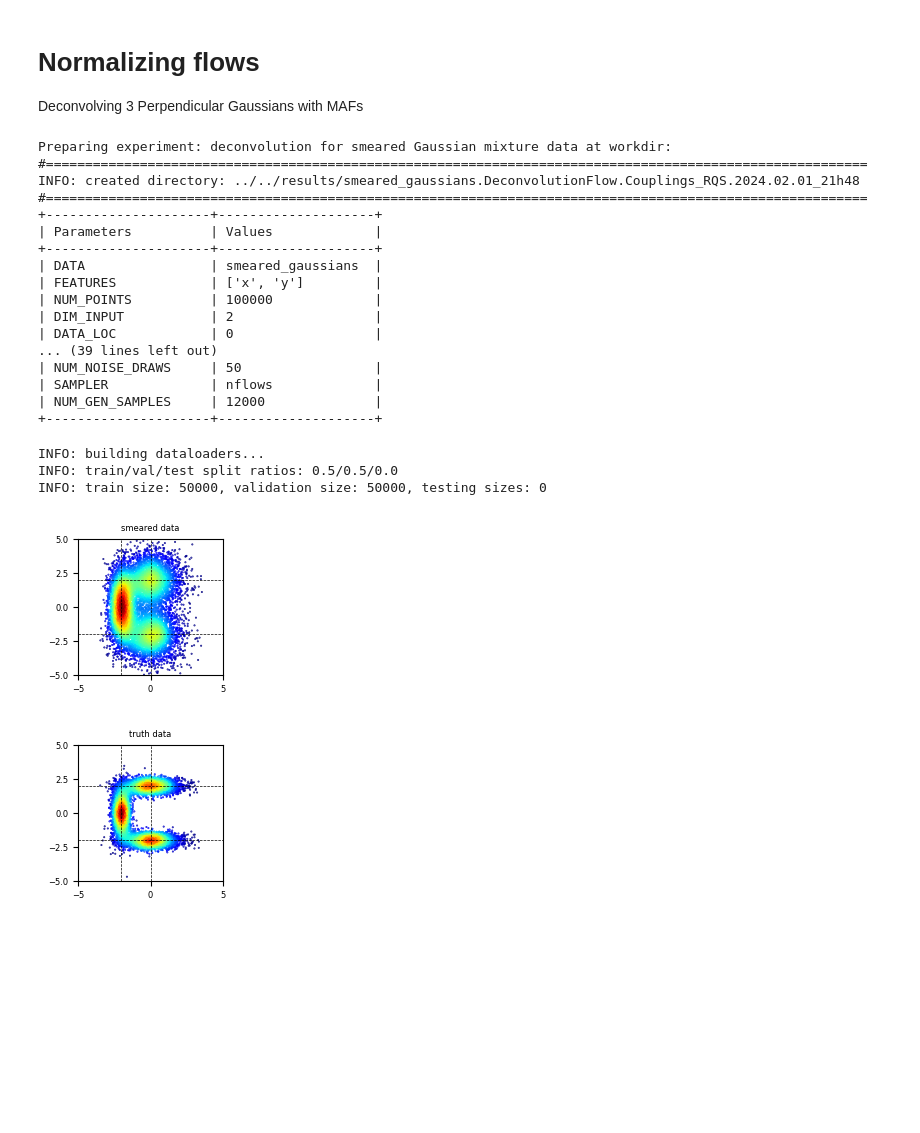
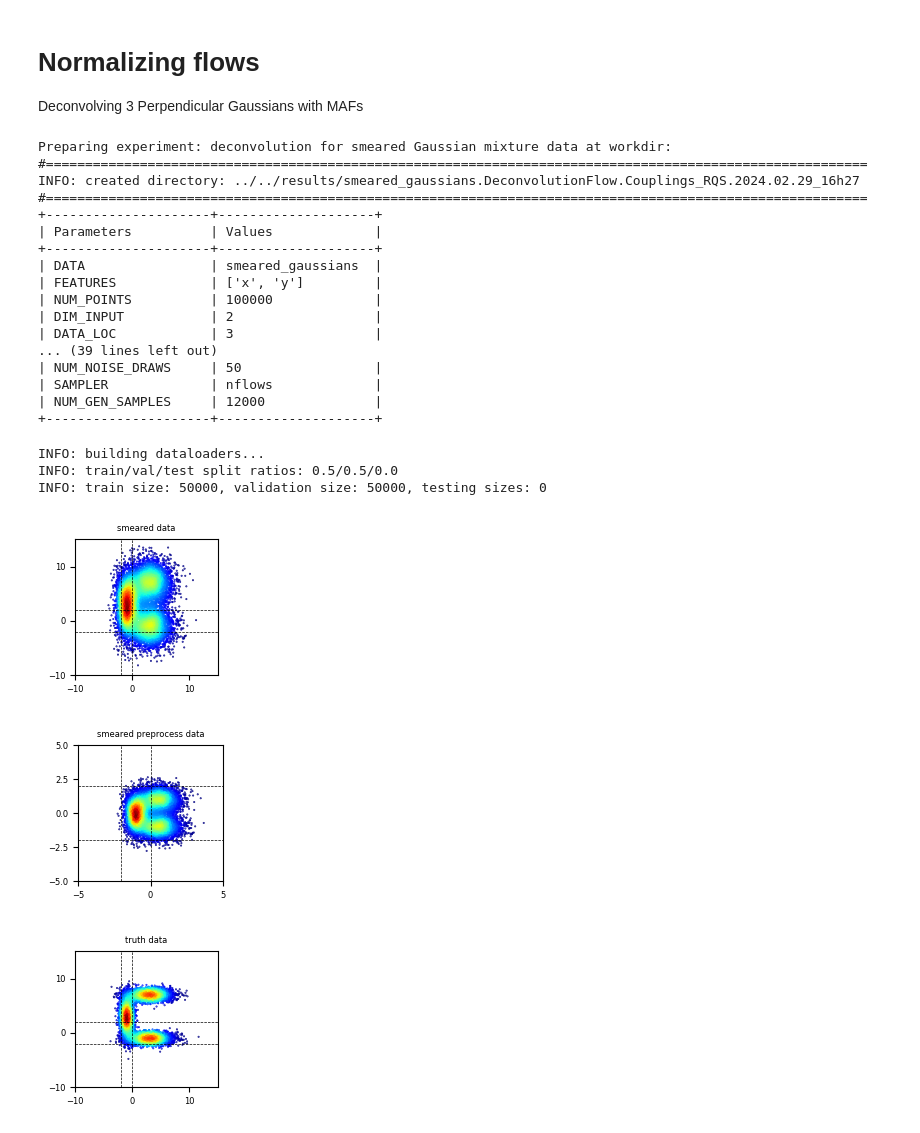
Before and after one commit to dfaroughy/Deconvolution, a Jupyter notebook: experiments/Toys/gaussians.ipynb, the cells around one changed output. Saved outputs shown, nothing was run; the diff lists cells and outputs as text; code cells hidden in the pictures; blank space fills up the shorter version.

```diff
--- a/experiments/Toys/gaussians.ipynb
+++ b/experiments/Toys/gaussians.ipynb
@@ -8,12 +8,12 @@ from deconvolution.configs.toys_configs import Deconvolve_Toys_Couplings_RQS_Nor
 configs = Configs(DATA = 'smeared_gaussians',
                   NUM_POINTS = 100000,
                   DATA_SPLIT_FRACS = [0.5, 0.5, 0.0],
-                  DATA_LOC = 0,
-                  DATA_SCALE = 1,
-                  PREPROCESS = None,
-                  NOISE_COV = [[0.1, 0],[0, 1]],
+                  DATA_LOC = 3,
+                  DATA_SCALE = 2,
+                  PREPROCESS = ['standardize'],
+                  NOISE_COV = [[.4, 0],[0, 4]],
                   BATCH_SIZE = 512,
-                  EPOCHS = 20,
+                  EPOCHS = 30,
                   EARLY_STOPPING = 20,
                   MIN_EPOCHS = 50,
                   NUM_GEN_SAMPLES = 12000,
@@ -39,7 +39,7 @@ configs.set_workdir(path='../../results', save_config=True)
 # %% [output]
 Preparing experiment: deconvolution for smeared Gaussian mixture data at workdir:
 #=========================================================================================================
-INFO: created directory: ../../results/smeared_gaussians.DeconvolutionFlow.Couplings_RQS.2024.02.01_21h48
+INFO: created directory: ../../results/smeared_gaussians.DeconvolutionFlow.Couplings_RQS.2024.02.29_16h27
 #=========================================================================================================
 +---------------------+--------------------+
 | Parameters          | Values             |
@@ -48,7 +48,7 @@ INFO: created directory: ../../results/smeared_gaussians.DeconvolutionFlow.Coupl
 | FEATURES            | ['x', 'y']         |
 | NUM_POINTS          | 100000             |
 | DIM_INPUT           | 2                  |
-| DATA_LOC            | 0                  |
+| DATA_LOC            | 3                  |
 ... (39 lines left out)
 | NUM_NOISE_DRAWS     | 50                 |
 | SAMPLER             | nflows             |
@@ -57,21 +57,23 @@ INFO: created directory: ../../results/smeared_gaussians.DeconvolutionFlow.Coupl
 # %%
 from utils import plot_gaussians
 from deconvolution.datamodules.toys.datasets import SmearedGaussDataset
 from deconvolution.datamodules.toys.dataloader import ToysDataLoader
 
 gaussians = SmearedGaussDataset(configs)
+configs.DATA_STATS = gaussians.summary_stats
 dataloader = ToysDataLoader(gaussians, configs)
 
-plot_gaussians(gaussians.target, title='smeared data', num_points=10000, xlim=(-5,5), ylim=(-5,5))
+plot_gaussians(gaussians.target, title='smeared data', num_points=10000, xlim=(-10,15), ylim=(-10,15))
 if configs.PREPROCESS is not None:
-    plot_gaussians(gaussians.target_preprocess, title='smeared preprocess data', num_points=10000, xlim=(-3, 3), ylim=(-3,3))
-plot_gaussians(gaussians.truth, title='truth data', num_points=10000, xlim=(-5,5), ylim=(-5,5))
+    plot_gaussians(gaussians.target_preprocess, title='smeared preprocess data', num_points=10000, xlim=(-5, 5), ylim=(-5,5))
+plot_gaussians(gaussians.truth, title='truth data', num_points=10000, xlim=(-10,15), ylim=(-10,15))
 # %% [output]
 INFO: building dataloaders...
 INFO: train/val/test split ratios: 0.5/0.5/0.0
 INFO: train size: 50000, validation size: 50000, testing sizes: 0
-[figure, old version]
+[figure, new version]
-[figure, old version]
+[figure, new version]
+[figure, added]
 # %%
 from deconvolution.models.nflow_nets import CouplingsPiecewiseRQS
 from deconvolution.dynamics.nf.normflows import DeconvolutionFlow
```
Also changed, not shown: parts of 4 cells of this notebook, 6 other files.
